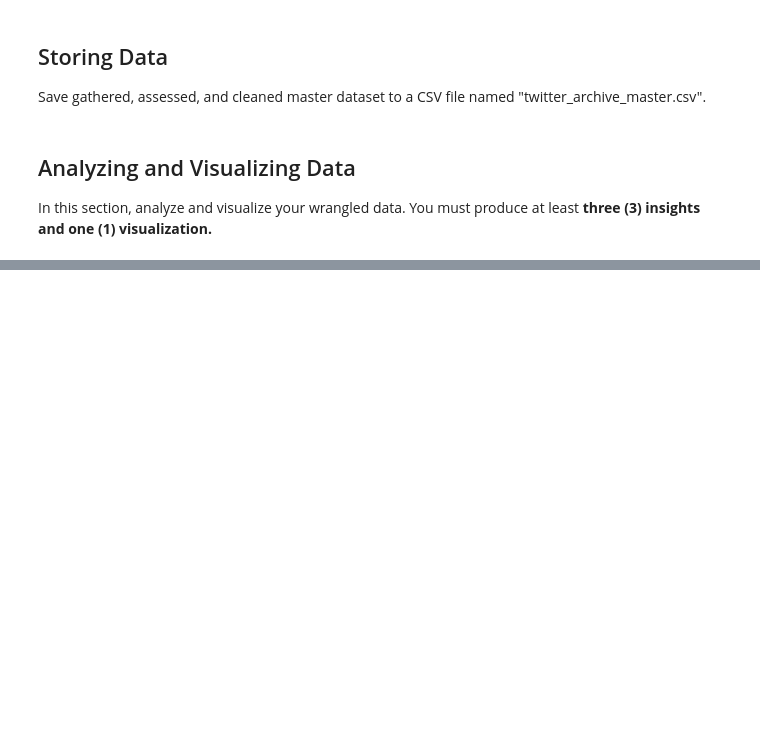
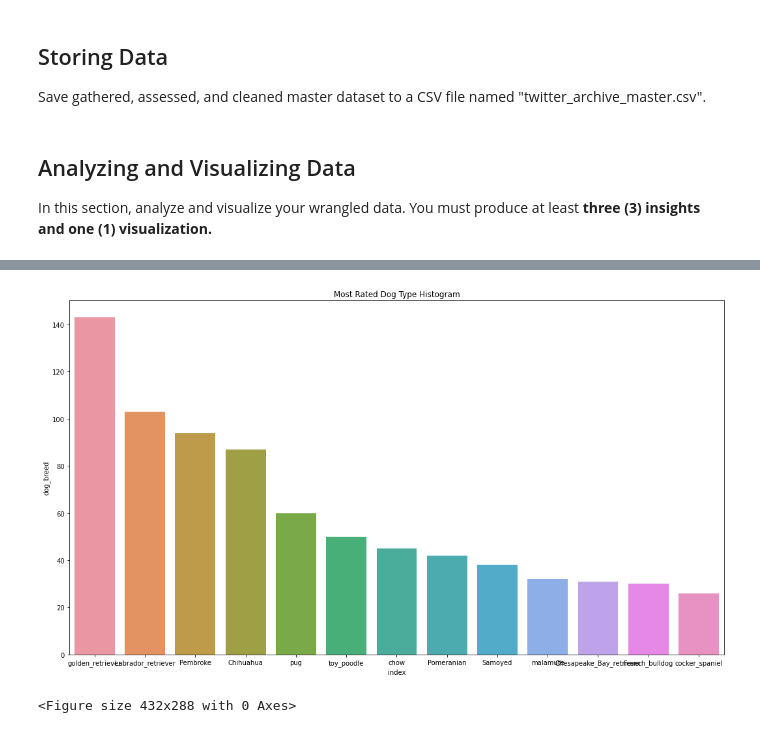
Before and after one commit to FilipeSquire/Udacity-DA, a Jupyter notebook: Data Wrangling/wrangle_act.ipynb, the cells around one changed output, grey strips where cells are left out. Saved outputs shown, nothing was run; the diff lists cells and outputs as text; code cells hidden in the pictures; blank space fills up the shorter version.

```diff
--- a/Data Wrangling/wrangle_act.ipynb
+++ b/Data Wrangling/wrangle_act.ipynb
@@ -302,0 +559,6 @@ In this section, clean **all** of the issues you documented while assessing.
+# %%
+#Delete columns
+df_image = df_image.drop(['img_num', 'p1', 'p1_conf', 'p1_dog','p2', 'p2_conf','p2_dog', 'p3', 'p3_conf', 'p3_dog'], 1)
+
+#TEST
+print('Checking df_image: {}'.format(df_image.columns.values))
@@ -302,0 +569,6 @@ In this section, clean **all** of the issues you documented while assessing.
+# %%
+#CODE:
+df_tweet = df_tweet[df_tweet['retweeted_status'] == 'Original tweet']
+
+#testing
+print('Checking non-original tweets existence: {}'.format(df_tweet['retweeted_status'].value_counts()))
@@ -312,0 +580,19 @@ In this section, clean **all** of the issues you documented while assessing.
+# %%
+#Standardize all tweet_ids
+df_archive['tweet_id'] = df_archive['tweet_id'].astype(str)
+df_image['tweet_id'] = df_image['tweet_id'].astype(str)
+df_tweet['tweet_id'] = df_tweet['tweet_id'].astype(str)
+
+#create a new dataframe that merge twitter_archive_clean
+df_twitter = pd.merge(df_archive, df_image, how = 'left', on = ['tweet_id'])
+
+#keep rows that have picture (jpg_url)
+df_twitter = df_twitter[df_twitter['jpg_url'].notnull()]
+
+
+#Merging new dataframe
+df_twitter = pd.merge(df_twitter, df_tweet,
+                      how = 'left', on = ['tweet_id'])
+
+#checking
+df_twitter.info()
@@ -327,0 +644,15 @@ In this section, analyze and visualize your wrangled data. You must produce at l
+# %%
+dog_breed = df_twitter.groupby('dog_breed').filter(lambda x: len(x) >= 25)
+
+graf = dog_breed['dog_breed'].value_counts()
+fig = plt.figure(figsize=(18,10))
+
+sns.barplot(x='index', y='dog_breed', data = graf.reset_index())
+plt.title('Most Rated Dog Type Histogram')
+plt.show()
+
+fig = plt.gcf()
+fig.savefig('dog_breed_hist.png',bbox_inches='tight')
+# %% [output]
+[figure, added]
+<Figure size 432x288 with 0 Axes>
```
Also changed, not shown: parts of 46 cells of this notebook.
